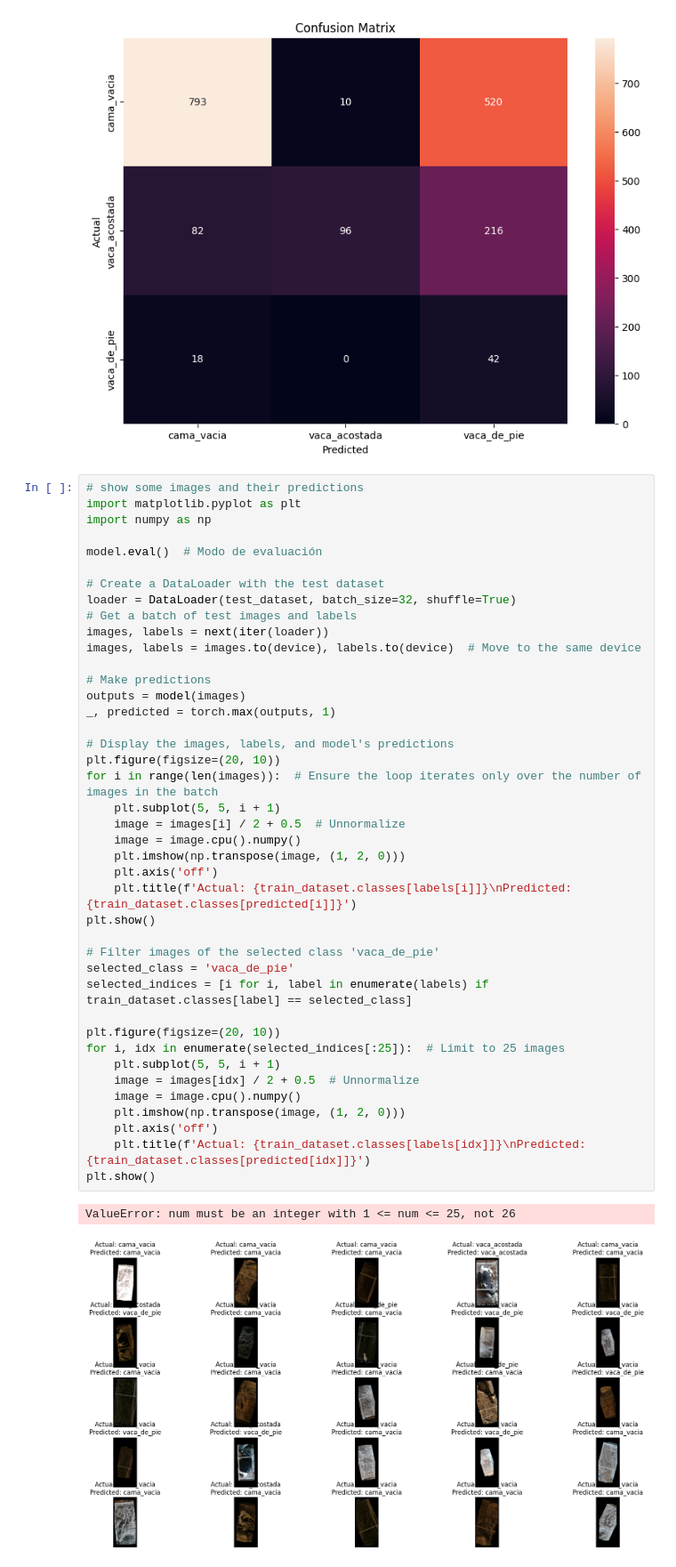
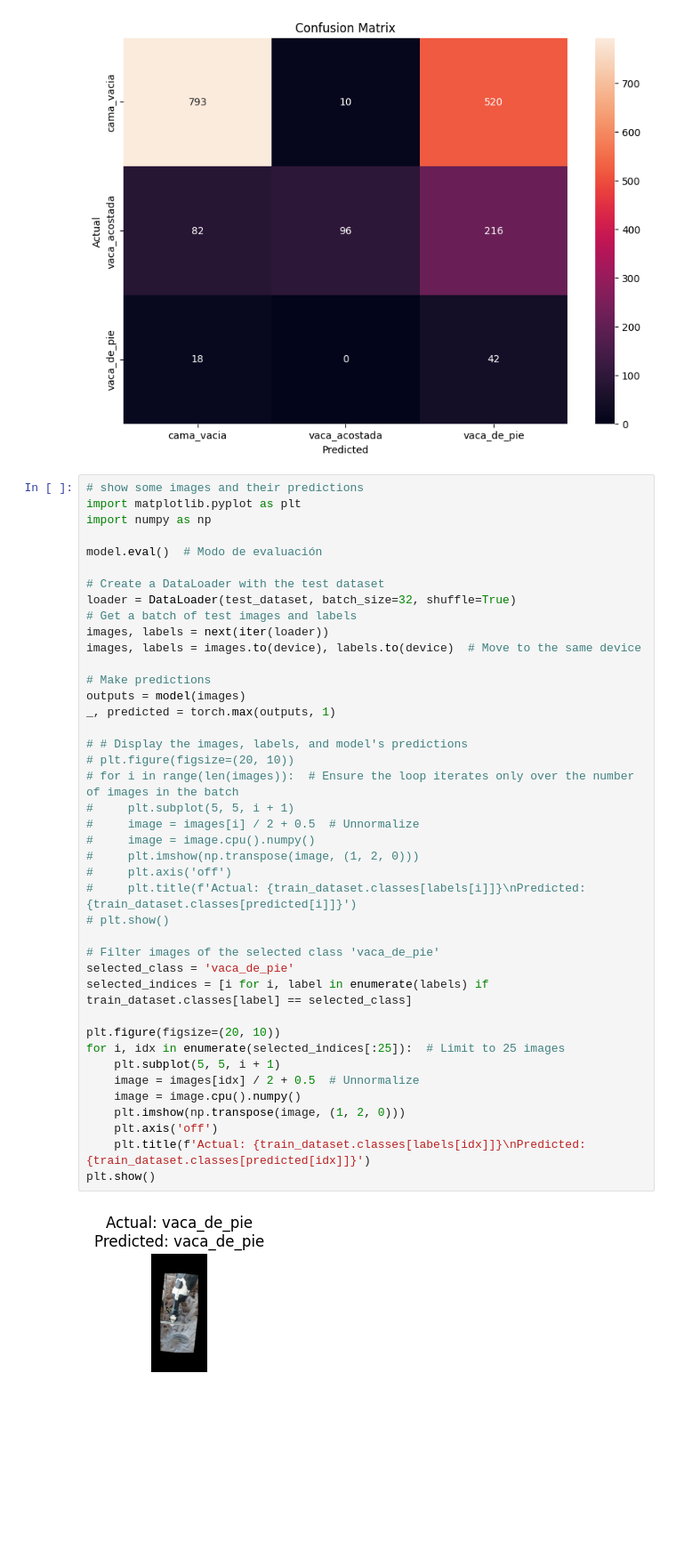
Before and after one commit to Mirabay/Vakas, a Jupyter notebook: Clasificador_vacas.ipynb, the cells around one changed output. Shown at 89% size. Cells and saved outputs as stored; diff of their text form; blank space fills up the shorter version.

```diff
--- a/Clasificador_vacas.ipynb
+++ b/Clasificador_vacas.ipynb
@@ -250,42 +250,41 @@ plt.show()
 import matplotlib.pyplot as plt
 import numpy as np
 
 model.eval()  # Modo de evaluación
 
 # Create a DataLoader with the test dataset
 loader = DataLoader(test_dataset, batch_size=32, shuffle=True)
 # Get a batch of test images and labels
 images, labels = next(iter(loader))
 images, labels = images.to(device), labels.to(device)  # Move to the same device
 
 # Make predictions
 outputs = model(images)
 _, predicted = torch.max(outputs, 1)
 
-# Display the images, labels, and model's predictions
-plt.figure(figsize=(20, 10))
-for i in range(len(images)):  # Ensure the loop iterates only over the number of images in the batch
-    plt.subplot(5, 5, i + 1)
-    image = images[i] / 2 + 0.5  # Unnormalize
-    image = image.cpu().numpy()
-    plt.imshow(np.transpose(image, (1, 2, 0)))
-    plt.axis('off')
-    plt.title(f'Actual: {train_dataset.classes[labels[i]]}\nPredicted: {train_dataset.classes[predicted[i]]}')
-plt.show()
+# # Display the images, labels, and model's predictions
+# plt.figure(figsize=(20, 10))
+# for i in range(len(images)):  # Ensure the loop iterates only over the number of images in the batch
+#     plt.subplot(5, 5, i + 1)
+#     image = images[i] / 2 + 0.5  # Unnormalize
+#     image = image.cpu().numpy()
+#     plt.imshow(np.transpose(image, (1, 2, 0)))
+#     plt.axis('off')
+#     plt.title(f'Actual: {train_dataset.classes[labels[i]]}\nPredicted: {train_dataset.classes[predicted[i]]}')
+# plt.show()
 
 # Filter images of the selected class 'vaca_de_pie'
 selected_class = 'vaca_de_pie'
 selected_indices = [i for i, label in enumerate(labels) if train_dataset.classes[label] == selected_class]
 
 plt.figure(figsize=(20, 10))
 for i, idx in enumerate(selected_indices[:25]):  # Limit to 25 images
     plt.subplot(5, 5, i + 1)
     image = images[idx] / 2 + 0.5  # Unnormalize
     image = image.cpu().numpy()
     plt.imshow(np.transpose(image, (1, 2, 0)))
     plt.axis('off')
     plt.title(f'Actual: {train_dataset.classes[labels[idx]]}\nPredicted: {train_dataset.classes[predicted[idx]]}')
 plt.show()
 # %% [output]
-ValueError: num must be an integer with 1 <= num <= 25, not 26
-[figure, old version]
+[figure, new version]
```
Also changed, not shown: 3 other files.
